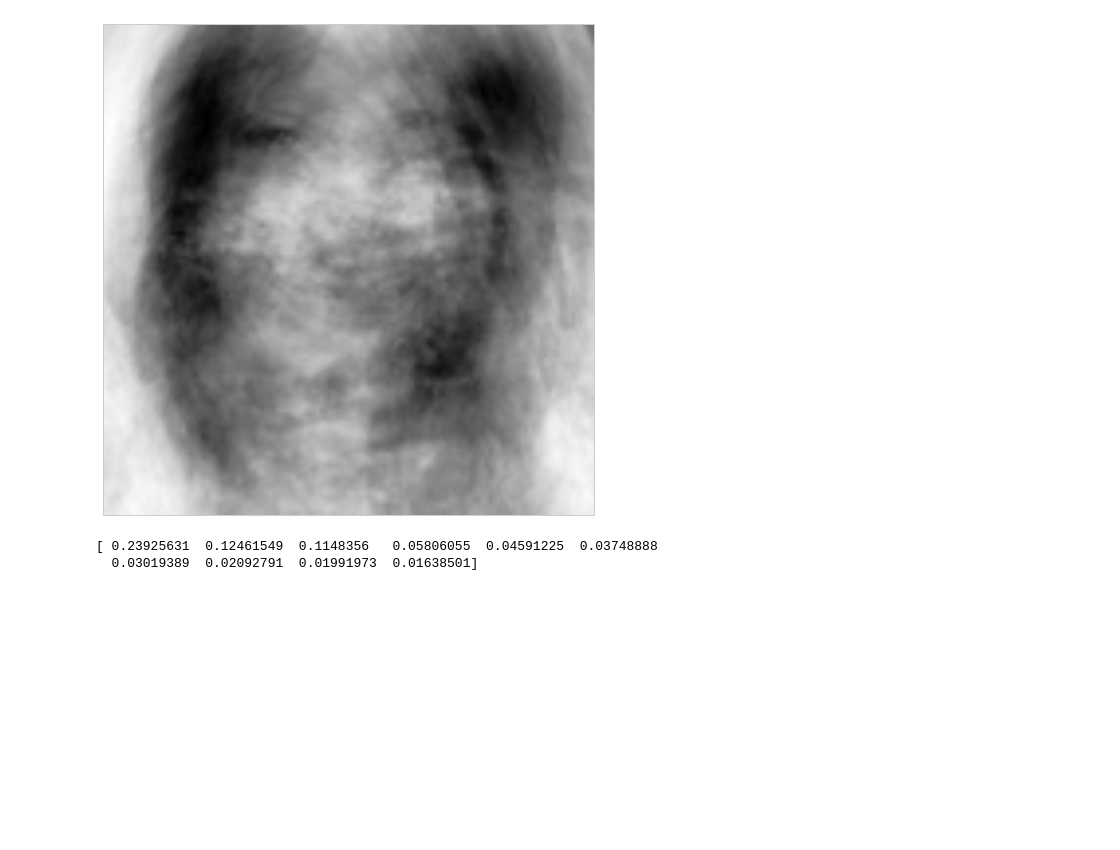
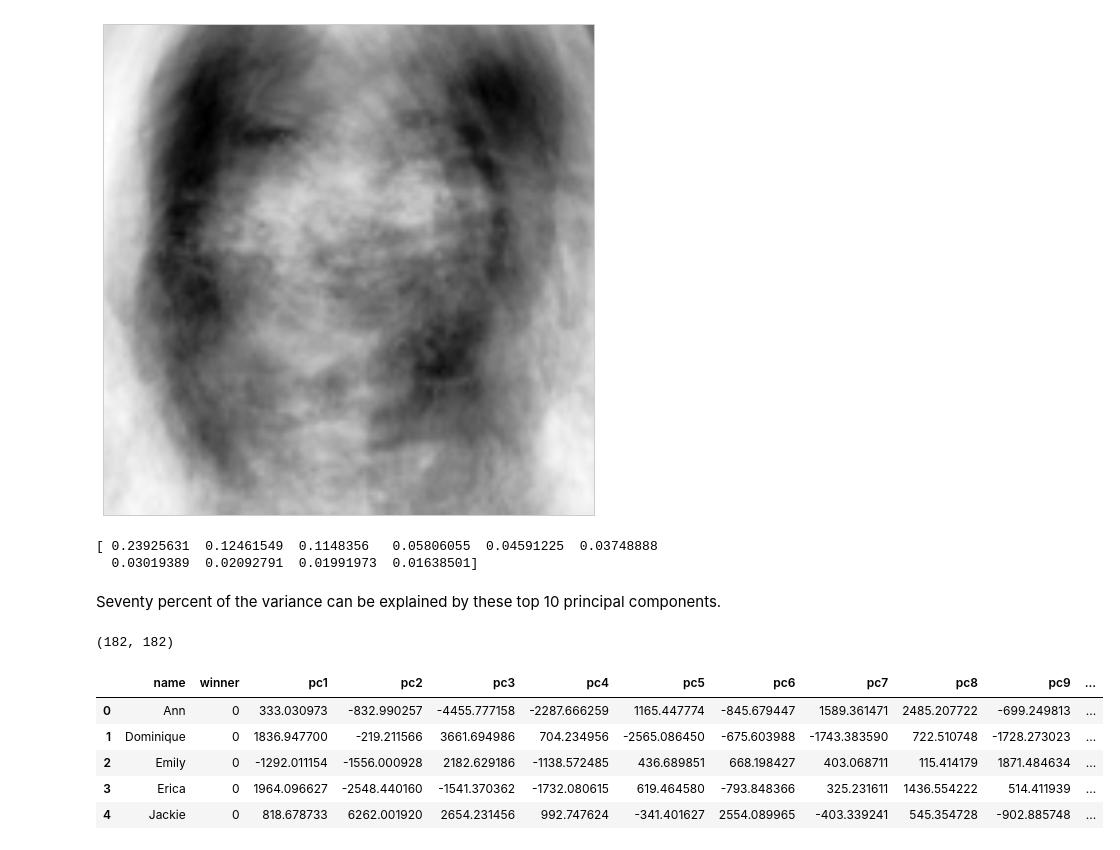
Before and after one commit to dcusworth/WAR_of_the_Roses, a Jupyter notebook: Final Project -- Images.ipynb, the cells around one changed output. Drawn from its saved outputs; the diff is of its cells as text; code cells hidden in the pictures; blank space fills up the shorter version.

```diff
--- a/Final Project -- Images.ipynb
+++ b/Final Project -- Images.ipynb
@@ -628,3 +628,27 @@ print(pca.explained_variance_ratio_)
 # %% [output]
 [ 0.23925631  0.12461549  0.1148356   0.05806055  0.04591225  0.03748888
   0.03019389  0.02092791  0.01991973  0.01638501]
+# %% [markdown]
+Seventy percent of the variance can be explained by these top 10 principal components.
+# %%
+len(Xvec[0:182,i]),len(allNames)
+# %% [output]
+(182, 182)
+# %%
+winners = np.zeros((len(allNames),))
+winners[[46,52,81,106,129,181]] = [1,1,1,1,1,1]
+
+runnersup = [10,43,50,92,119,140,157]
+winners[runnersup] = [.5,.5,.5,.5,.5,.5,.5]
+
+df = pd.DataFrame({"name":allNames,"winner":winners})
+for i in range(pca.explained_variance_ratio_.shape[0]):
+    df["pc%i" % (i+1)] = Xvec[0:182,i]
+df.head()
+# %% [output]
+|  | name | winner | pc1 | pc2 | pc3 | pc4 | pc5 | pc6 | pc7 | pc8 | pc9 | ... |
+| 0 | Ann | 0 | 333.030973 | -832.990257 | -4455.777158 | -2287.666259 | 1165.447774 | -845.679447 | 1589.361471 | 2485.207722 | -699.249813 | ... |
+| 1 | Dominique | 0 | 1836.947700 | -219.211566 | 3661.694986 | 704.234956 | -2565.086450 | -675.603988 | -1743.383590 | 722.510748 | -1728.273023 | ... |
+| 2 | Emily | 0 | -1292.011154 | -1556.000928 | 2182.629186 | -1138.572485 | 436.689851 | 668.198427 | 403.068711 | 115.414179 | 1871.484634 | ... |
+| 3 | Erica | 0 | 1964.096627 | -2548.440160 | -1541.370362 | -1732.080615 | 619.464580 | -793.848366 | 325.231611 | 1436.554222 | 514.411939 | ... |
+| 4 | Jackie | 0 | 818.678733 | 6262.001920 | 2654.231456 | 992.747624 | -341.401627 | 2554.089965 | -403.339241 | 545.354728 | -902.885748 | ... |
```
Also changed, not shown: parts of 3 cells of this notebook, 1 other file.
